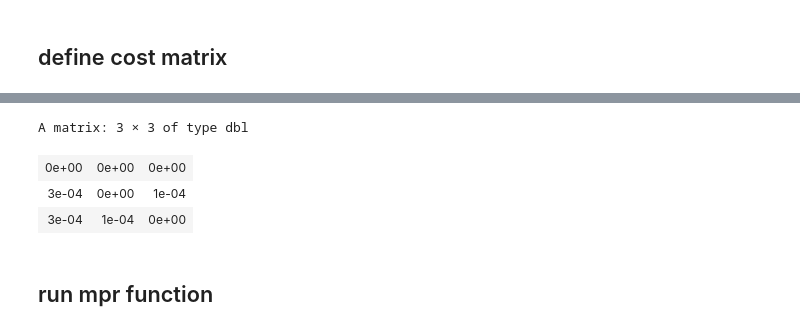
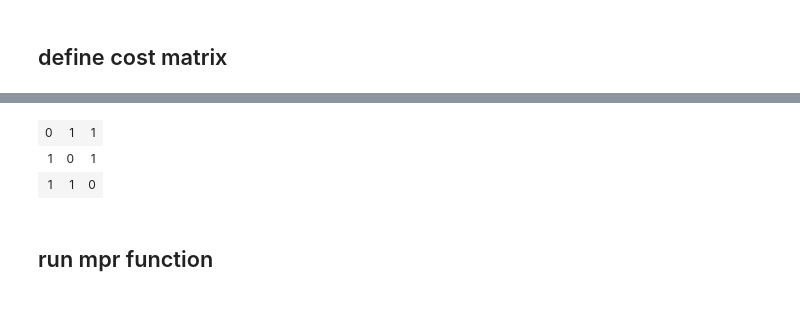
Before and after one commit to blab/bacterial-args, a Jupyter notebook: migration/gaia_test.ipynb, the cells around one changed output, grey strips where cells are left out. Drawn from its saved outputs; the diff is of its cells as text; code cells hidden in the pictures.

```diff
--- a/migration/gaia_test.ipynb
+++ b/migration/gaia_test.ipynb
@@ -89,5 +109,5 @@ A matrix: 20 × 2 of type int
 # %%
-cost.mat = data.matrix(read.csv("distmat.csv", row.names=1))[1:3, 1:3]
+cost.mat = data.matrix(read.csv("uninformative_cost.csv", row.names=1))[1:3, 1:3]
 dimnames(cost.mat) = NULL
 cost.mat
 # %% [output]
@@ -96,7 +115,6 @@ Warning message in read.table(file = file, header = header, sep = sep, quote = q
-A matrix: 3 × 3 of type dbl
-| 0e+00 | 0e+00 | 0e+00 |
-| 3e-04 | 0e+00 | 1e-04 |
-| 3e-04 | 1e-04 | 0e+00 |
+| 0 | 1 | 1 |
+| 1 | 0 | 1 |
+| 1 | 1 | 0 |
 # %% [markdown]
 ## run mpr function
 # %%
```
Also changed, not shown: parts of 21 cells of this notebook, 2 other files.
